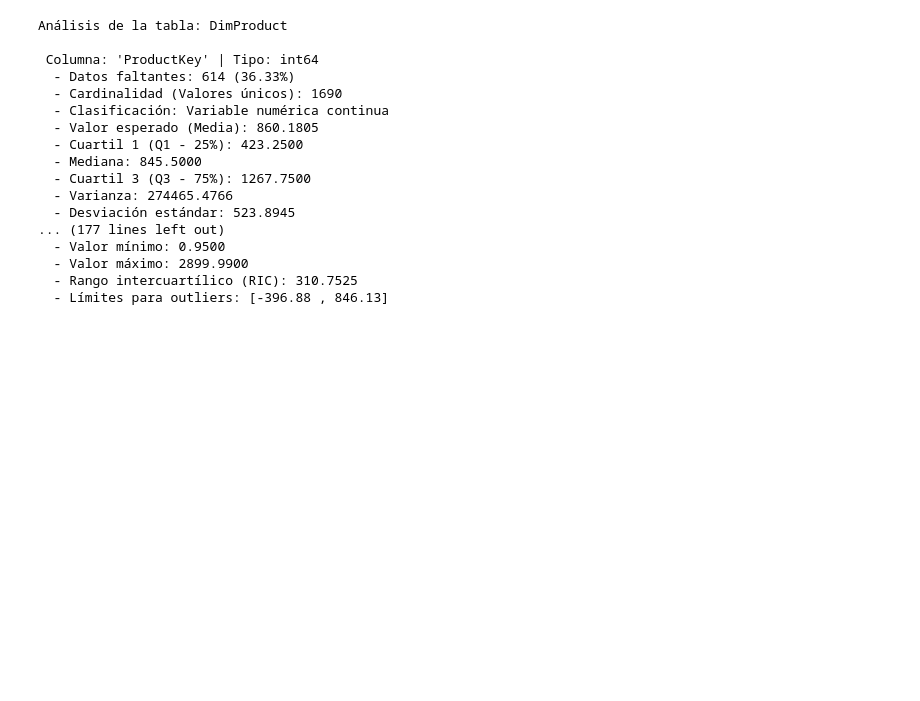
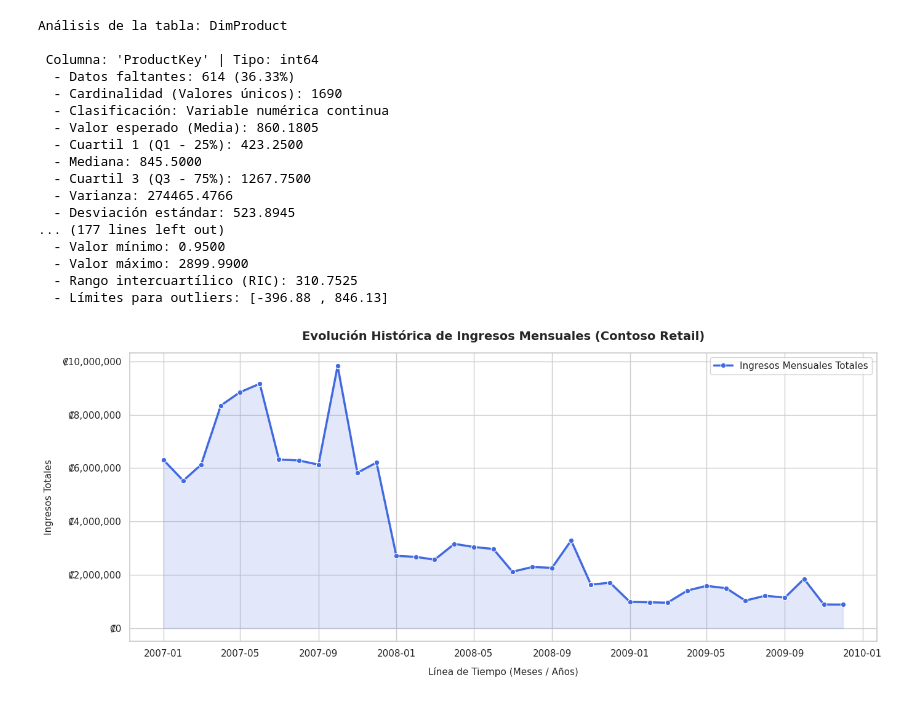
Before and after one commit to DarkLyng/Proyecto_Modelos, a Jupyter notebook: Proyecto_Modelos_.ipynb, the cells around one changed output. Cells and saved outputs as stored; diff of their text form; code cells hidden in the pictures; blank space fills up the shorter version.

```diff
--- a/Proyecto_Modelos_.ipynb
+++ b/Proyecto_Modelos_.ipynb
@@ -261,3 +262,46 @@ Análisis de la tabla: DimProduct
 # %%
 # Analiza la tabla FactSales (Último índice de la lista)
 # analizar_tabla_lista(tablas[-1], "FactSales")
+# %%
+# Creamos una columna que combine Año y Mes en formato de "Período"
+# Esto asegura que el gráfico ordene los meses cronológicamente y no alfabéticamente.
+df_ventas['AñoMes'] = df_ventas['DateKey'].dt.to_period('M')
+
+# Agrupamos sumando los ingresos totales para cada mes de la historia
+evolucion_mensual = df_ventas.groupby('AñoMes')['Ingresos'].sum().reset_index()
+
+# Convertimos de nuevo el Período a tipo fecha estándar solo para que Matplotlib lo grafique sin problemas
+evolucion_mensual['AñoMes'] = evolucion_mensual['AñoMes'].dt.to_timestamp()
+
+# Configuramos el estilo visual con Seaborn
+sns.set_theme(style="whitegrid")
+plt.figure(figsize=(14, 6))
+
+# Dibujamos la línea de tendencia y los puntos de cada mes
+sns.lineplot(
+    data=evolucion_mensual,
+    x='AñoMes',
+    y='Ingresos',
+    color='royalblue',
+    linewidth=2.5,
+    marker='o',
+    markersize=6,
+    label='Ingresos Mensuales Totales')
+
+# Sombreado debajo de la curva para mejorar la estética visual (Efecto de área)
+plt.fill_between(evolucion_mensual['AñoMes'], evolucion_mensual['Ingresos'], color='royalblue', alpha=0.15)
+
+#   Etiquetas y Títulos
+plt.title("Evolución Histórica de Ingresos Mensuales (Contoso Retail)", fontsize=14, fontweight='bold', pad=15)
+plt.xlabel("Línea de Tiempo (Meses / Años)", fontsize=11, labelpad=10)
+plt.ylabel("Ingresos Totales", fontsize=11, labelpad=10)
+
+# Formateamos el eje Y para que muestre los números legibles en millones/miles
+valores_y = plt.gca().get_yticks()
+plt.gca().set_yticklabels([f"₡{x:,.0f}" for x in valores_y])
+
+# Ajuste general y visualización
+plt.tight_layout()
+plt.show()
+# %% [output]
+[figure, added]
```
Also changed, not shown: parts of 4 cells of this notebook.
